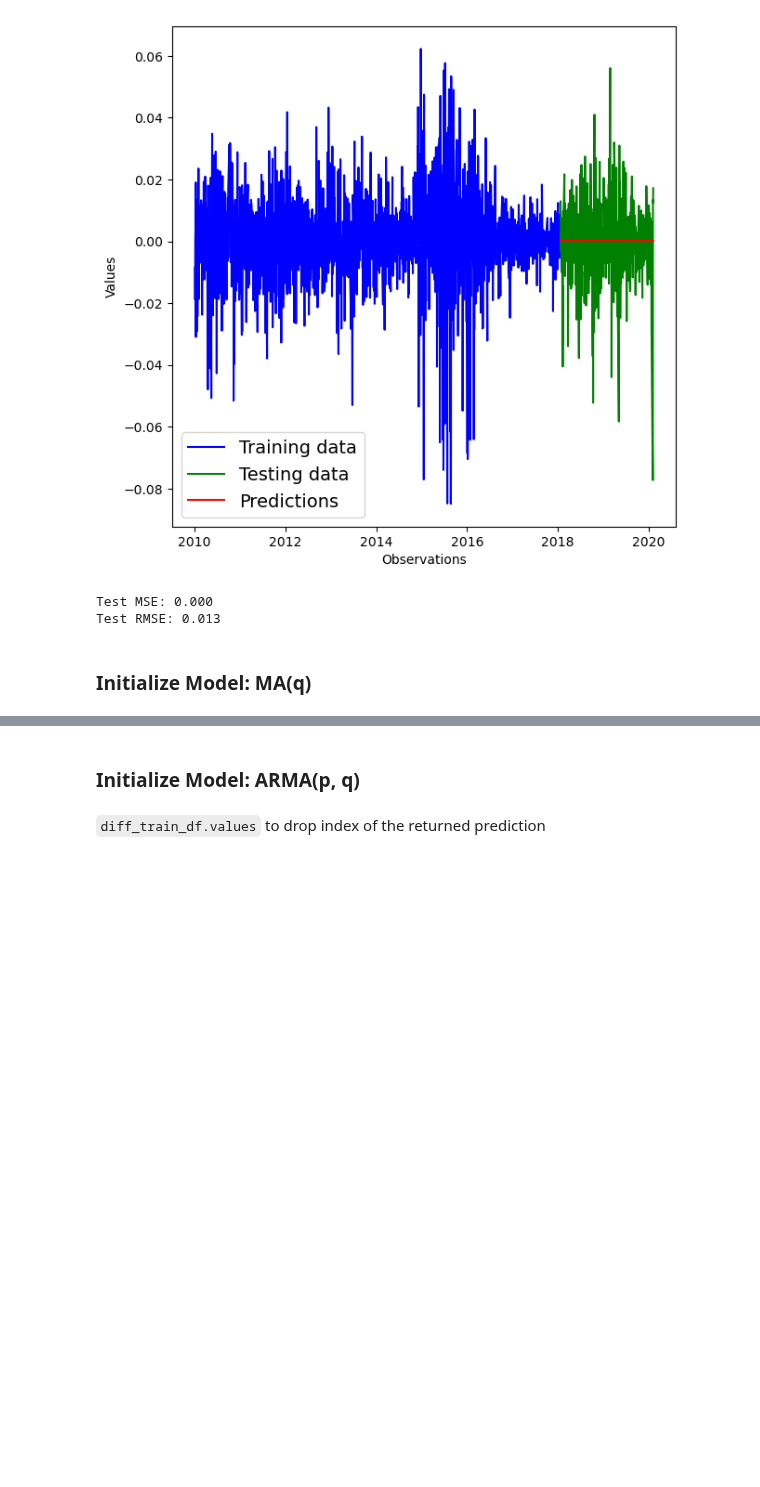
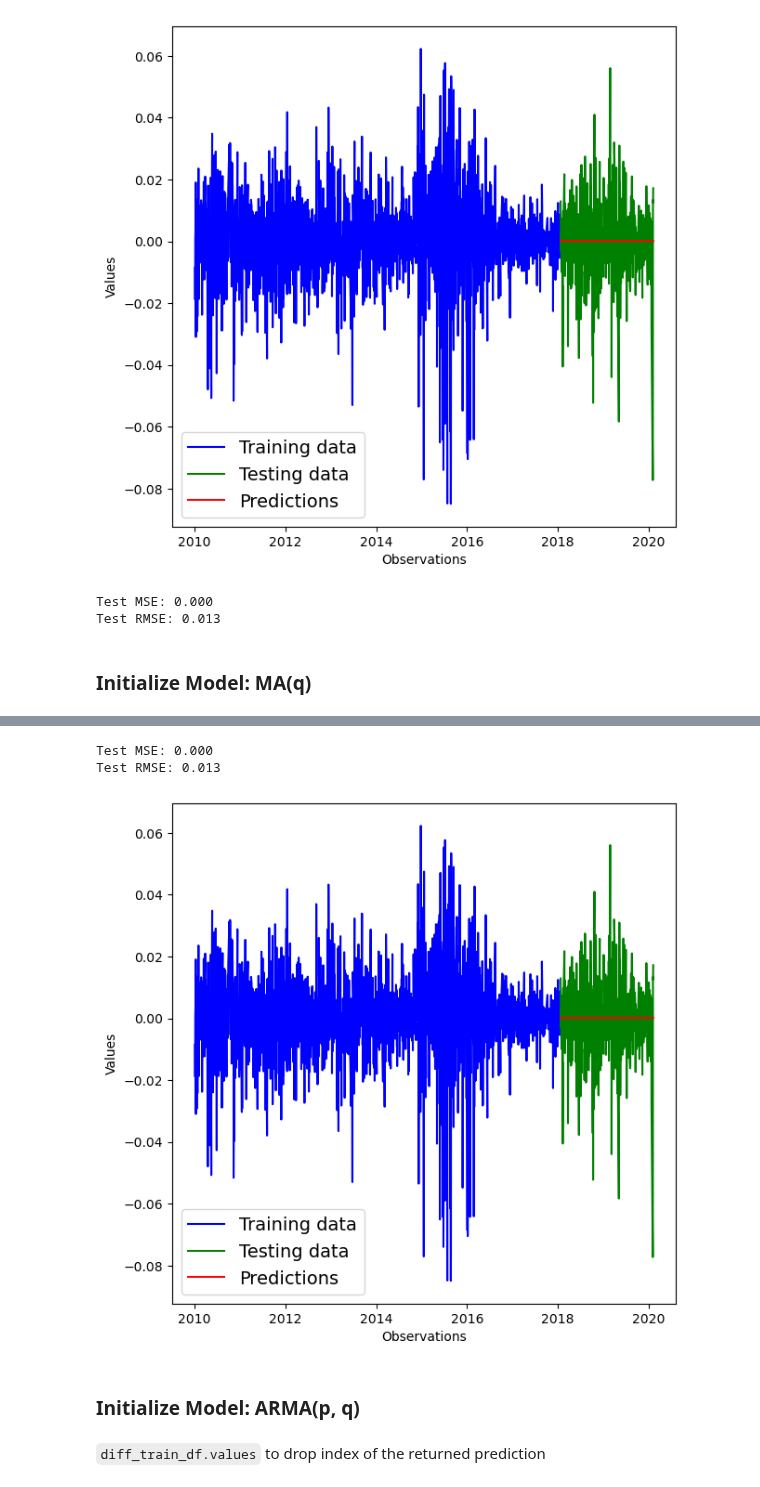
Before and after one commit to Brinkley97/applied_time_series_and_machine_learning, a Jupyter notebook: framework_for_time_series_data/nlp_ts/paper-stock-sse-daily-returns.ipynb, the cells around one changed output, grey strips where cells are left out. Saved outputs shown, nothing was run; the diff lists cells and outputs as text; code cells hidden in the pictures; blank space fills up the shorter version.

Commit message:
producing for arma model

```diff
--- a/framework_for_time_series_data/nlp_ts/paper-stock-sse-daily-returns.ipynb
+++ b/framework_for_time_series_data/nlp_ts/paper-stock-sse-daily-returns.ipynb
@@ -417,7 +416,7 @@ ar_predictions_df
 | 2020-02-06 | 0.017183 | 0.000135 |
 490 rows × 2 columns
 # %%
-predictions_df = ar_predictions_df.iloc[:, 1]
+predictions_df = all_predictions_df.iloc[:, 1]
 # predictions_df
 # %%
 data_prediction_plots.plot_ts_training_and_testing_data(diff_train_df, diff_test_df, scatter_type, predictions_df)
@@ -434,5 +437,5 @@ Test RMSE: 0.013
 # %%
 error_q = 1 # MA
-# ma_model_class = MA_Model(no_retrain_name, retrain_name, error_q)
-# ma_model_class.train(diff_train_df.values)
-# ma_model_class.summary()
+ma_model_class = MA_Model(no_retrain_name, error_q=error_q)
+ma_model_class.train(diff_train_df.values)
+ma_model_class.summary()
@@ -439,8 +461,4 @@ error_q = 1 # MA
 # %%
-# # retrain false
-# ma_predictions_no_retrain = ma_model_class.make_predictions(diff_train_df, diff_test_df, False)
-
-# # retrain true
-# ma_predictions_retrain = ma_model_class.make_predictions(diff_train_df, diff_test_df, True)
-
-# ma_predictions_no_retrain, ma_predictions_retrain
+ma_predictions_no_retrain = ma_model_class.make_predictions(diff_train_df, diff_test_df)
+all_predictions_df = ma_model_class.model_predictions_to_df(diff_test_df, ma_predictions_no_retrain)
+all_predictions_df
@@ -446,0 +480,3 @@ error_q = 1 # MA
+# %%
+ma_predictions_df = all_predictions_df.iloc[:, 2]
+ma_predictions_df
@@ -447,25 +497,12 @@ error_q = 1 # MA
 # %%
-# EvaluationMetric.eval_mse(diff_test_df, ma_predictions_no_retrain, per_element=False)
-# EvaluationMetric.eval_rmse(diff_test_df, ma_predictions_no_retrain, per_element=False)
+EvaluationMetric.eval_mse(all_predictions_df.iloc[:, 0], all_predictions_df.iloc[:, 2], per_element=False)
+EvaluationMetric.eval_rmse(all_predictions_df.iloc[:, 0], all_predictions_df.iloc[:, 2], per_element=False)
 
-# EvaluationMetric.eval_mse(diff_test_df, ma_predictions_retrain, per_element=False)
-# EvaluationMetric.eval_rmse(diff_test_df, ma_predictions_retrain, per_element=False)
-
-# ma_predictions_no_retrain_predictions_dict = {
-#     'MA No Retrain': ma_predictions_no_retrain,
-# }
-
-# scatter_plot = False
-# ma_prediction_plots = InterpolatePlotter(diff_test_df, ma_predictions_no_retrain_predictions_dict)
-# ma_prediction_plots.plot_in_sample_predictions(scatter_plot)
-
-# ma_predictions_retrain_predictions_dict = {
-#     'MA Retrain': ma_predictions_retrain
-# }
-
-# scatter_plot = False
-# ma_prediction_plots = InterpolatePlotter(diff_test_df, ma_predictions_retrain_predictions_dict)
-# ma_prediction_plots.plot_in_sample_predictions(scatter_plot)
+data_prediction_plots.plot_ts_training_and_testing_data(diff_train_df, diff_test_df, scatter_type, ma_predictions_df)
+# %% [output]
+Test MSE: 0.000
+Test RMSE: 0.013
+[figure, added]
 # %% [markdown]
 ### Initialize Model: ARMA(p, q)
 # %% [markdown]
```
Also changed, not shown: parts of 14 cells of this notebook, 1 other file.
